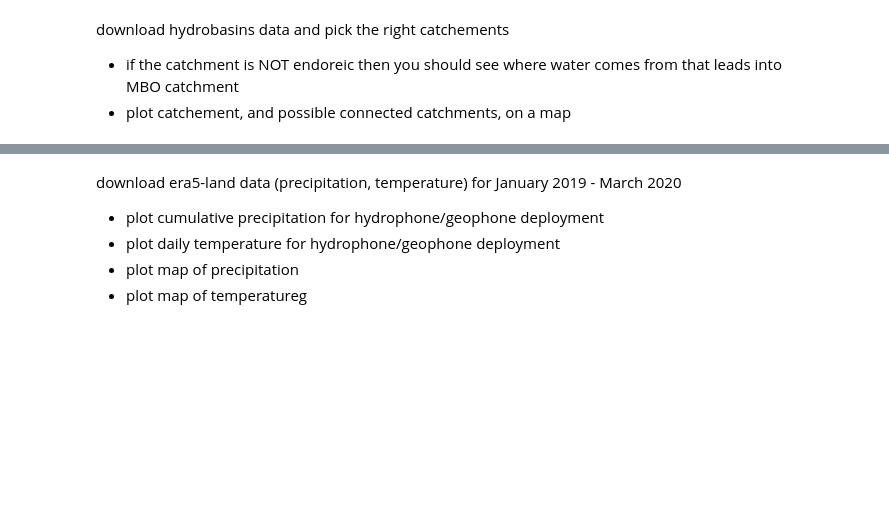
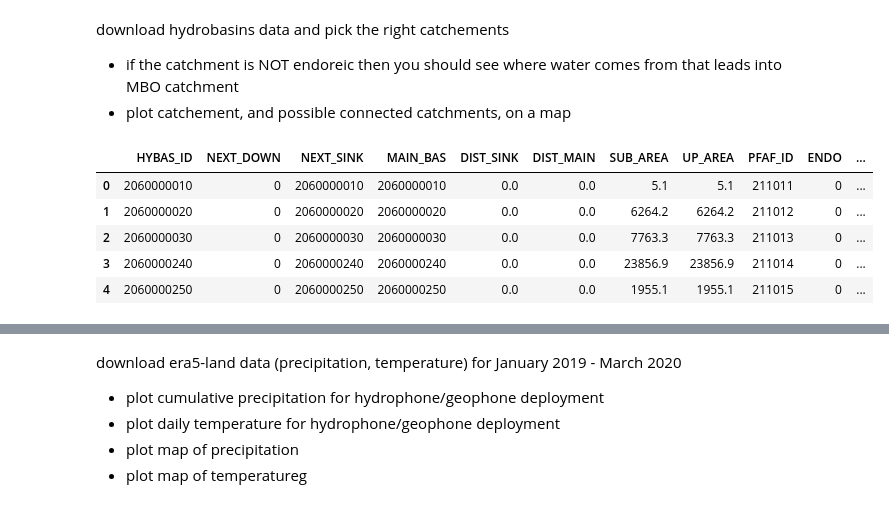
Before and after one commit to SerpRateAI/oman-climate, a Jupyter notebook: precipitation.ipynb, the cells around one changed output, grey strips where cells are left out. Cells and saved outputs as stored; diff of their text form; code cells hidden in the pictures; blank space fills up the shorter version.

```diff
--- a/precipitation.ipynb
+++ b/precipitation.ipynb
@@ -5,0 +30,9 @@ download hydrobasins data and pick the right catchements
+# %%
+df.head()
+# %% [output]
+|  | HYBAS_ID | NEXT_DOWN | NEXT_SINK | MAIN_BAS | DIST_SINK | DIST_MAIN | SUB_AREA | UP_AREA | PFAF_ID | ENDO | ... |
+| 0 | 2060000010 | 0 | 2060000010 | 2060000010 | 0.0 | 0.0 | 5.1 | 5.1 | 211011 | 0 | ... |
+| 1 | 2060000020 | 0 | 2060000020 | 2060000020 | 0.0 | 0.0 | 6264.2 | 6264.2 | 211012 | 0 | ... |
+| 2 | 2060000030 | 0 | 2060000030 | 2060000030 | 0.0 | 0.0 | 7763.3 | 7763.3 | 211013 | 0 | ... |
+| 3 | 2060000240 | 0 | 2060000240 | 2060000240 | 0.0 | 0.0 | 23856.9 | 23856.9 | 211014 | 0 | ... |
+| 4 | 2060000250 | 0 | 2060000250 | 2060000250 | 0.0 | 0.0 | 1955.1 | 1955.1 | 211015 | 0 | ... |
```
Also changed, not shown: parts of 7 cells of this notebook, 1 other file.
